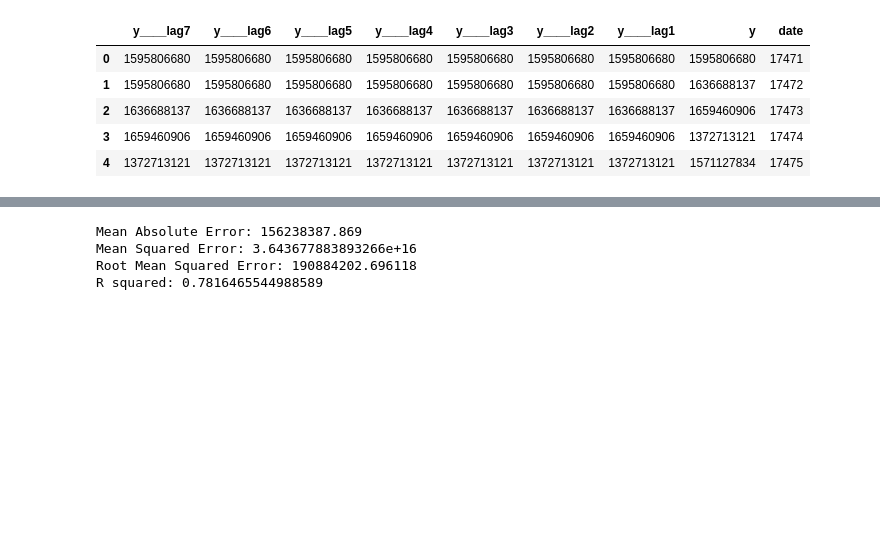
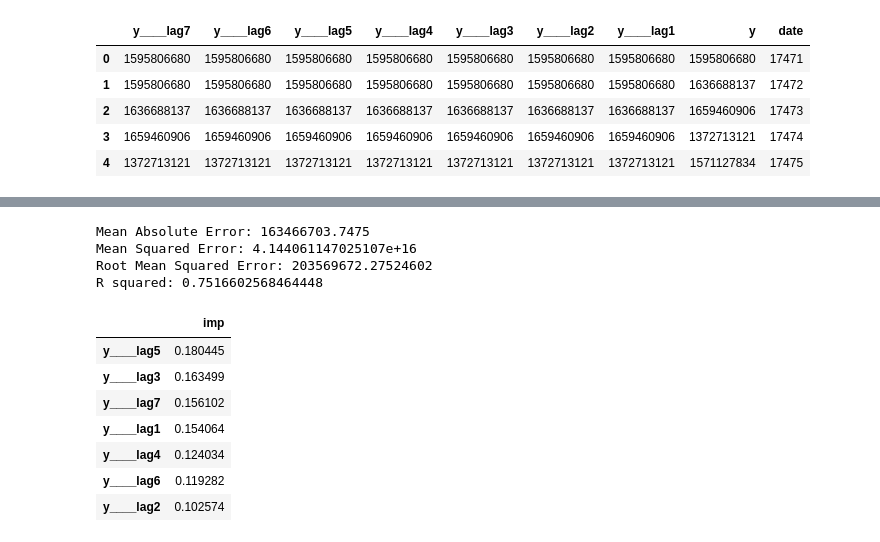
Before and after one commit to jfsalzmann/gasprices, a Jupyter notebook: learning/midterm_fixed_randomforest_arima.ipynb, the cells around one changed output, grey strips where cells are left out. Cells and saved outputs as stored; diff of their text form; code cells hidden in the pictures; blank space fills up the shorter version.

```diff
--- a/learning/midterm_fixed_randomforest_arima.ipynb
+++ b/learning/midterm_fixed_randomforest_arima.ipynb
@@ -97,16 +100,28 @@ plt.scatter(pred, y_test, c=X_test["date"]);
 # %%
 from sklearn import metrics
 import numpy as np
 
 print('Mean Absolute Error:', metrics.mean_absolute_error(y_test, pred))
 print('Mean Squared Error:', metrics.mean_squared_error(y_test, pred))
 print('Root Mean Squared Error:', np.sqrt(metrics.mean_squared_error(y_test, pred)))
 print('R squared:', metrics.r2_score(y_test, pred))
+
+impdf = pd.DataFrame(pd.Series(data=fimp, index=list(X.drop('date',axis=1).columns)))
+impdf.columns = ["imp"]
+impdf.sort_values(by='imp', ascending=False)
 # %% [output]
-Mean Absolute Error: 156238387.869
-Mean Squared Error: 3.643677883893266e+16
-Root Mean Squared Error: 190884202.696118
-R squared: 0.7816465544988589
+Mean Absolute Error: 163466703.7475
+Mean Squared Error: 4.144061147025107e+16
+Root Mean Squared Error: 203569672.27524602
+R squared: 0.7516602568464448
+|  | imp |
+| y____lag5 | 0.180445 |
+| y____lag3 | 0.163499 |
+| y____lag7 | 0.156102 |
+| y____lag1 | 0.154064 |
+| y____lag4 | 0.124034 |
+| y____lag6 | 0.119282 |
+| y____lag2 | 0.102574 |
 # %%
 # How does the data look after seeing the description?
 
```
Also changed, not shown: parts of 6 cells of this notebook.
